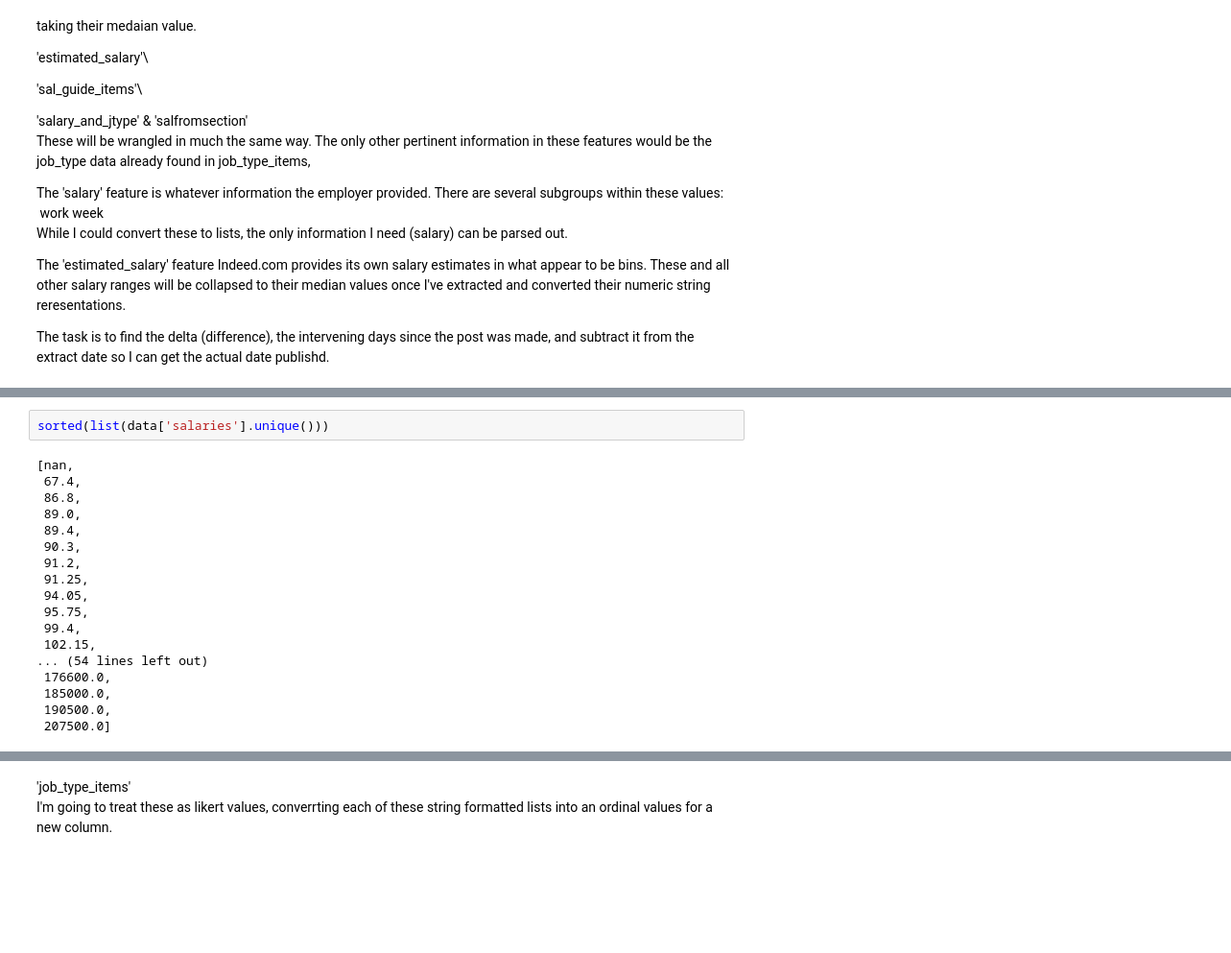
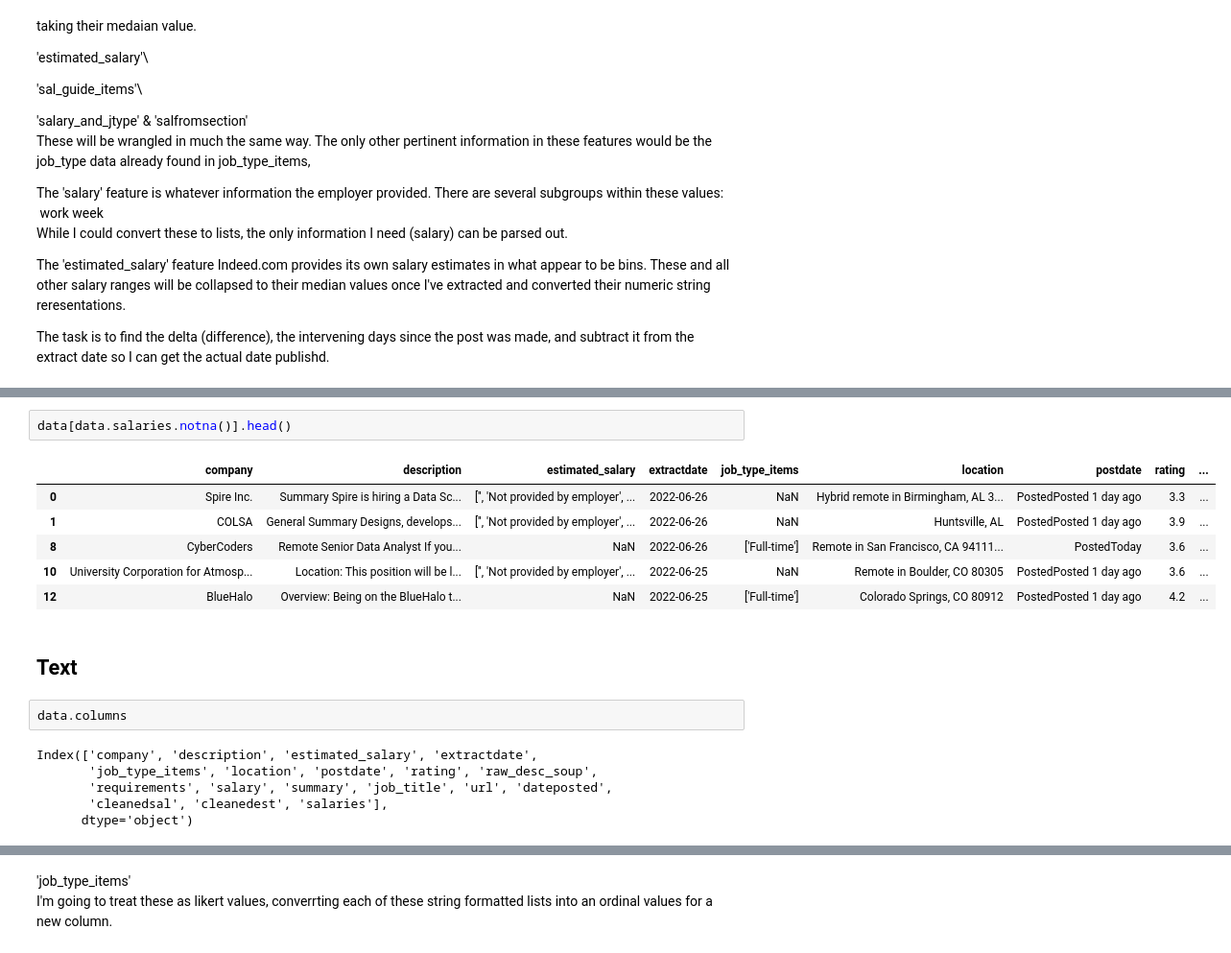
Before and after one commit to 333Kenji/indeedjobscraper, a Jupyter notebook: docs/1_wrangling_engineering.ipynb, the cells around one changed output, grey strips where cells are left out. Shown at 96% size. Drawn from its saved outputs; the diff is of its cells as text; blank space fills up the shorter version.

```diff
--- a/docs/1_wrangling_engineering.ipynb
+++ b/docs/1_wrangling_engineering.ipynb
@@ -640,20 +635,19 @@ salaries
-# %%
-sorted(list(data['salaries'].unique()))
-# %% [output]
-[nan,
- 67.4,
- 86.8,
- 89.0,
- 89.4,
- 90.3,
- 91.2,
- 91.25,
- 94.05,
- 95.75,
- 99.4,
- 102.15,
-... (54 lines left out)
- 176600.0,
- 185000.0,
- 190500.0,
- 207500.0]
+# %%
+data[data.salaries.notna()].head()
+# %% [output]
+|  | company | description | estimated_salary | extractdate | job_type_items | location | postdate | rating | ... |
+| 0 | Spire Inc. | Summary Spire is hiring a Data Sc... | ['', 'Not provided by employer', ... | 2022-06-26 | NaN | Hybrid remote in Birmingham, AL 3... | PostedPosted 1 day ago | 3.3 | ... |
+| 1 | COLSA | General Summary Designs, develops... | ['', 'Not provided by employer', ... | 2022-06-26 | NaN | Huntsville, AL | PostedPosted 1 day ago | 3.9 | ... |
+| 8 | CyberCoders | Remote Senior Data Analyst If you... | NaN | 2022-06-26 | ['Full-time'] | Remote in San Francisco, CA 94111... | PostedToday | 3.6 | ... |
+| 10 | University Corporation for Atmosp... | Location: This position will be l... | ['', 'Not provided by employer', ... | 2022-06-25 | NaN | Remote in Boulder, CO 80305 | PostedPosted 1 day ago | 3.6 | ... |
+| 12 | BlueHalo | Overview: Being on the BlueHalo t... | NaN | 2022-06-25 | ['Full-time'] | Colorado Springs, CO 80912 | PostedPosted 1 day ago | 4.2 | ... |
+# %% [markdown]
+## Text
+# %%
+data.columns
+# %% [output]
+Index(['company', 'description', 'estimated_salary', 'extractdate',
+       'job_type_items', 'location', 'postdate', 'rating', 'raw_desc_soup',
+       'requirements', 'salary', 'summary', 'job_title', 'url', 'dateposted',
+       'cleanedsal', 'cleanedest', 'salaries'],
+      dtype='object')
```
Also changed, not shown: parts of 37 cells of this notebook, 2 other files.
